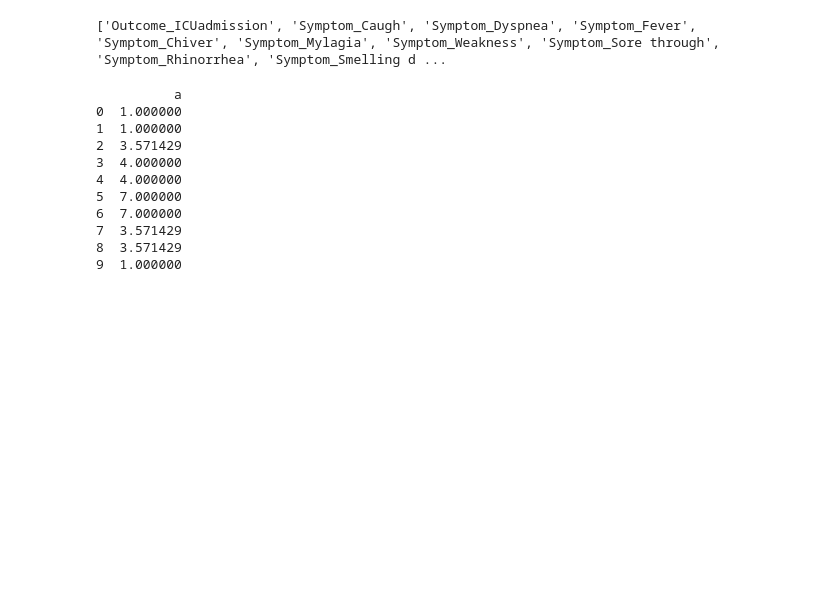
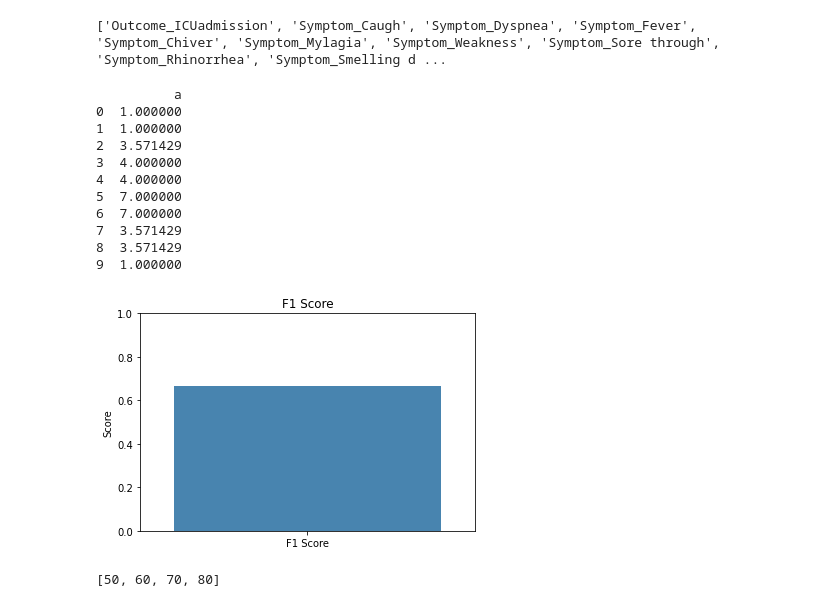
Before and after one commit to Sdamirsa/Tehran_COVID_Cohort_LLMExperiment, a Jupyter notebook: Untitled.ipynb, the cells around one changed output. Drawn from its saved outputs; the diff is of its cells as text; code cells hidden in the pictures; blank space fills up the shorter version.

```diff
--- a/Untitled.ipynb
+++ b/Untitled.ipynb
@@ -76,3 +76,29 @@ print(imputed_df)
 7  3.571429
 8  3.571429
 9  1.000000
+# %%
+import matplotlib.pyplot as plt
+import seaborn as sns
+from sklearn.metrics import f1_score
+
+def plot_f1_score(y_true, y_predict):
+    "This function plots the F1 Score"
+
+    # Calculate the F1 Score
+    f1 = f1_score(y_true, y_predict)
+
+    # Create a bar plot to display the F1 Score
+    plt.figure(figsize=(6, 4))
+    sns.barplot(x=["F1 Score"], y=[f1], palette="Blues_d")
+    plt.title('F1 Score')
+    plt.ylim(0, 1.0)  # Set the y-axis limits to the range [0, 1]
+    plt.ylabel('Score')
+    plt.show()
+
+# Example usage:
+# Replace y_true and y_predict with your actual values
+y_true = [1, 0, 1, 0, 1]
+y_predict = [1, 1, 0, 0, 1]
+plot_f1_score(y_true, y_predict)
+# %% [output]
+[figure, added]
@@ -78,0 +112,4 @@ print(imputed_df)
+# %%
+data2['Z']
+# %% [output]
+[50, 60, 70, 80]
```
Also changed, not shown: parts of 13 cells of this notebook, 11 other files.
